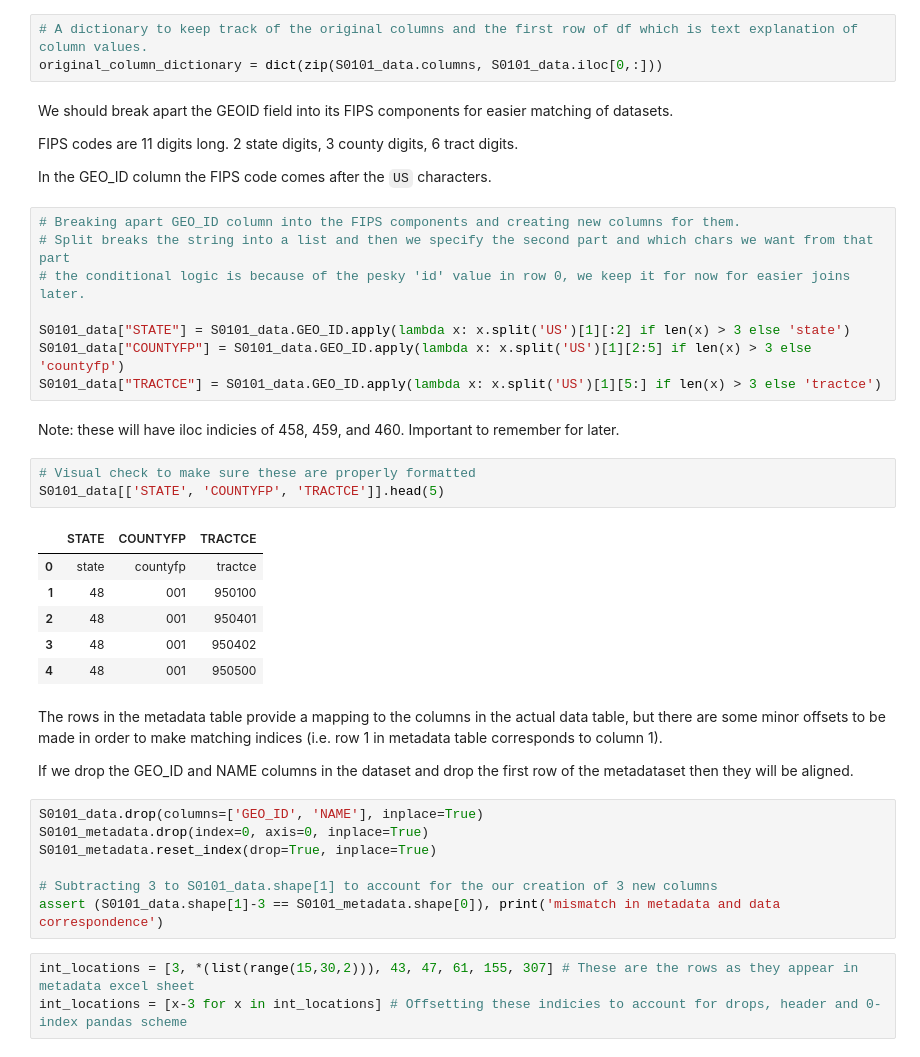
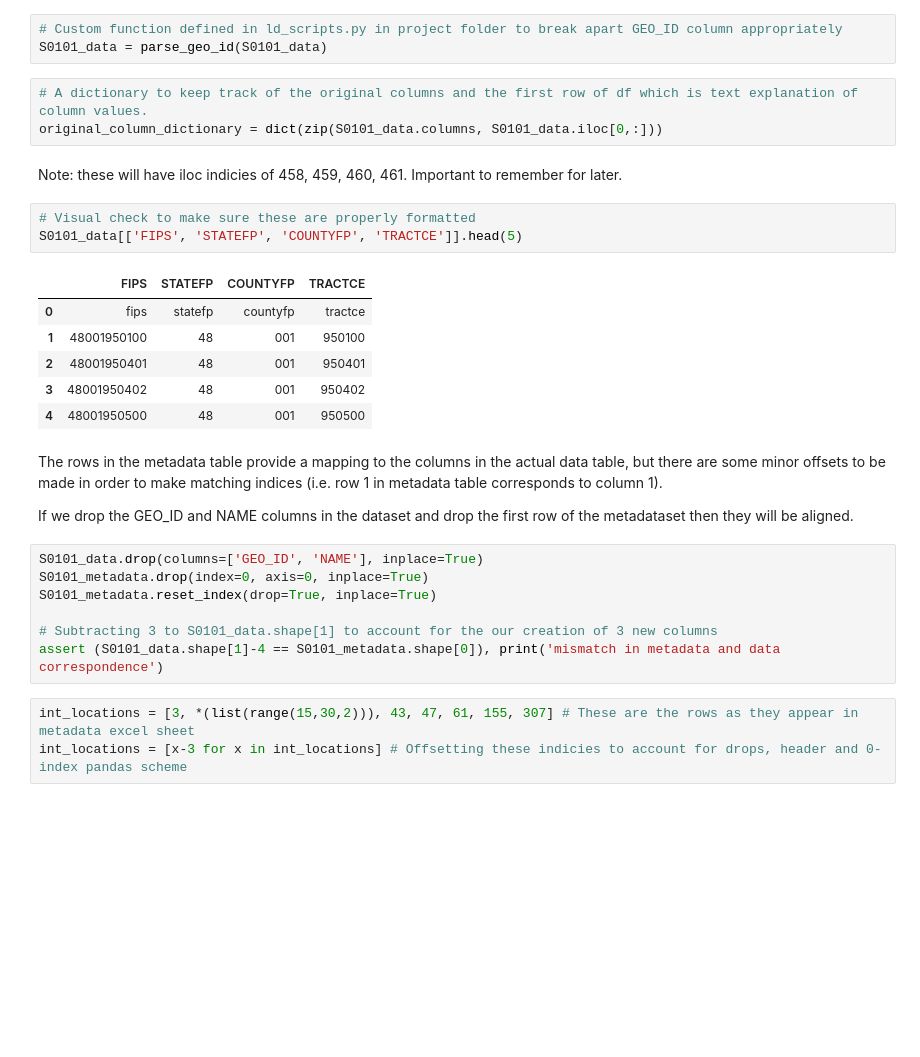
Before and after one commit to yuvanshu/LoopDashboard, a Jupyter notebook: Processing2.ipynb, the cells around one changed output. Drawn from its saved outputs; the diff is of its cells as text; blank space fills up the shorter version.

```diff
--- a/Processing2.ipynb
+++ b/Processing2.ipynb
@@ -33,32 +44,21 @@ S0101_metadata.head(2)
+# %%
+# Custom function defined in ld_scripts.py in project folder to break apart GEO_ID column appropriately
+S0101_data = parse_geo_id(S0101_data)
 # %%
 # A dictionary to keep track of the original columns and the first row of df which is text explanation of column values.
 original_column_dictionary = dict(zip(S0101_data.columns, S0101_data.iloc[0,:]))
-# %% [markdown]
-We should break apart the GEOID field into its FIPS components for easier matching of datasets.
-
-FIPS codes are 11 digits long. 2 state digits, 3 county digits, 6 tract digits.
-
-In the GEO_ID column the FIPS code comes after the `US` characters.
-# %%
-# Breaking apart GEO_ID column into the FIPS components and creating new columns for them.
-# Split breaks the string into a list and then we specify the second part and which chars we want from that part
-# the conditional logic is because of the pesky 'id' value in row 0, we keep it for now for easier joins later.
-
-S0101_data["STATE"] = S0101_data.GEO_ID.apply(lambda x: x.split('US')[1][:2] if len(x) > 3 else 'state')
-S0101_data["COUNTYFP"] = S0101_data.GEO_ID.apply(lambda x: x.split('US')[1][2:5] if len(x) > 3 else 'countyfp')
-S0101_data["TRACTCE"] = S0101_data.GEO_ID.apply(lambda x: x.split('US')[1][5:] if len(x) > 3 else 'tractce')
 # %% [markdown]
-Note: these will have iloc indicies of 458, 459, and 460. Important to remember for later.
+Note: these will have iloc indicies of 458, 459, 460, 461. Important to remember for later.
 # %%
 # Visual check to make sure these are properly formatted
-S0101_data[['STATE', 'COUNTYFP', 'TRACTCE']].head(5)
+S0101_data[['FIPS', 'STATEFP', 'COUNTYFP', 'TRACTCE']].head(5)
 # %% [output]
-|  | STATE | COUNTYFP | TRACTCE |
-| 0 | state | countyfp | tractce |
-| 1 | 48 | 001 | 950100 |
-| 2 | 48 | 001 | 950401 |
-| 3 | 48 | 001 | 950402 |
-| 4 | 48 | 001 | 950500 |
+|  | FIPS | STATEFP | COUNTYFP | TRACTCE |
+| 0 | fips | statefp | countyfp | tractce |
+| 1 | 48001950100 | 48 | 001 | 950100 |
+| 2 | 48001950401 | 48 | 001 | 950401 |
+| 3 | 48001950402 | 48 | 001 | 950402 |
+| 4 | 48001950500 | 48 | 001 | 950500 |
 # %% [markdown]
 The rows in the metadata table provide a mapping to the columns in the actual data table, but there are some minor offsets
 to be made in order to make matching indices (i.e. row 1 in metadata table corresponds to column 1).
@@ -70,7 +70,7 @@ S0101_metadata.drop(index=0, axis=0, inplace=True)
 S0101_metadata.reset_index(drop=True, inplace=True)
 
 # Subtracting 3 to S0101_data.shape[1] to account for the our creation of 3 new columns
-assert (S0101_data.shape[1]-3 == S0101_metadata.shape[0]), print('mismatch in metadata and data correspondence')
+assert (S0101_data.shape[1]-4 == S0101_metadata.shape[0]), print('mismatch in metadata and data correspondence')
 # %%
 int_locations = [3, *(list(range(15,30,2))), 43, 47, 61, 155, 307] # These are the rows as they appear in metadata excel sheet
 int_locations = [x-3 for x in int_locations] # Offsetting these indicies to account for drops, header and 0-index pandas scheme
```
Also changed, not shown: parts of 19 cells of this notebook, 2 other files.
